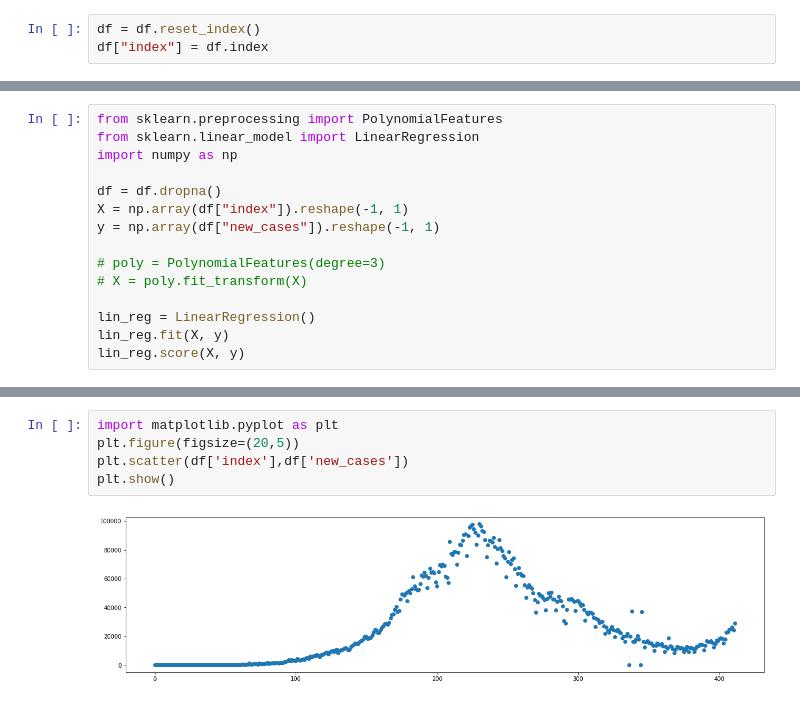
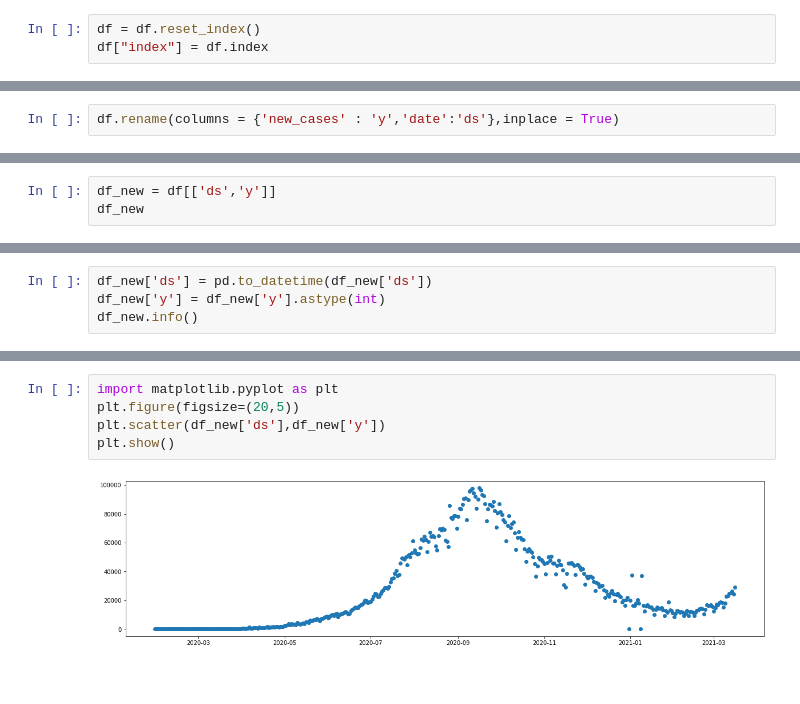
Before and after one commit to New2Coding678/Major-Project, a Jupyter notebook: Major_Project_DS_MAJOR_JAN_DS_01BM2.ipynb, the cells around one changed output, grey strips where cells are left out. Cells and saved outputs as stored; diff of their text form.

```diff
--- a/Major_Project_DS_MAJOR_JAN_DS_01BM2.ipynb
+++ b/Major_Project_DS_MAJOR_JAN_DS_01BM2.ipynb
@@ -84 +81,3 @@ plt.show()
+# %%
+df.rename(columns = {'new_cases' : 'y','date':'ds'},inplace = True)
 # %%
@@ -97,15 +98,0 @@ memory usage: 9.8+ KB
-# %%
-from sklearn.preprocessing import PolynomialFeatures
-from sklearn.linear_model import LinearRegression
-import numpy as np
-
-df = df.dropna()
-X = np.array(df["index"]).reshape(-1, 1)
-y = np.array(df["new_cases"]).reshape(-1, 1)
-
-# poly = PolynomialFeatures(degree=3)
-# X = poly.fit_transform(X)
-
-lin_reg = LinearRegression()
-lin_reg.fit(X, y)
-lin_reg.score(X, y)
@@ -113,0 +99,3 @@ lin_reg.score(X, y)
+# %%
+df_new = df[['ds','y']]
+df_new
@@ -113,0 +133,4 @@ lin_reg.score(X, y)
+# %%
+df_new['ds'] = pd.to_datetime(df_new['ds'])
+df_new['y'] = df_new['y'].astype(int)
+df_new.info()
@@ -114,7 +158,7 @@ lin_reg.score(X, y)
 # %%
 import matplotlib.pyplot as plt
 plt.figure(figsize=(20,5))
-plt.scatter(df['index'],df['new_cases'])
+plt.scatter(df_new['ds'],df_new['y'])
 plt.show()
 # %% [output]
-[figure, old version]
+[figure, new version]
```
Also changed, not shown: parts of 19 cells of this notebook.
